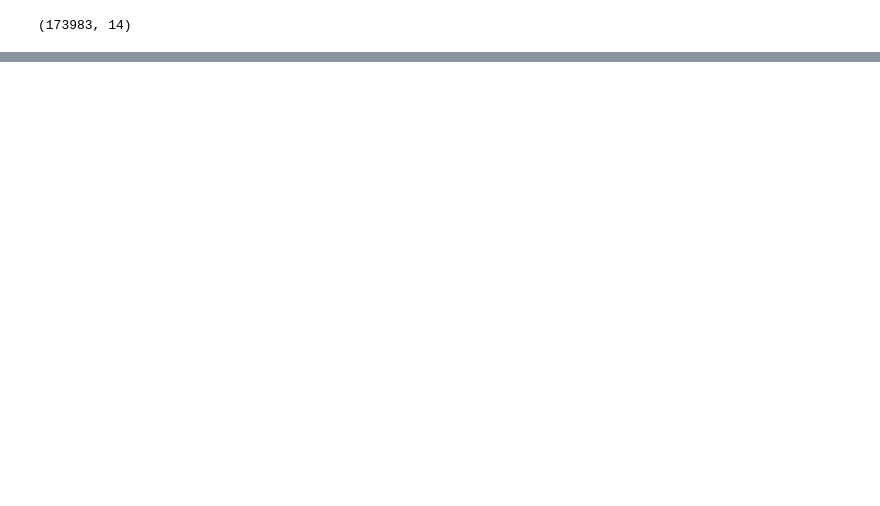
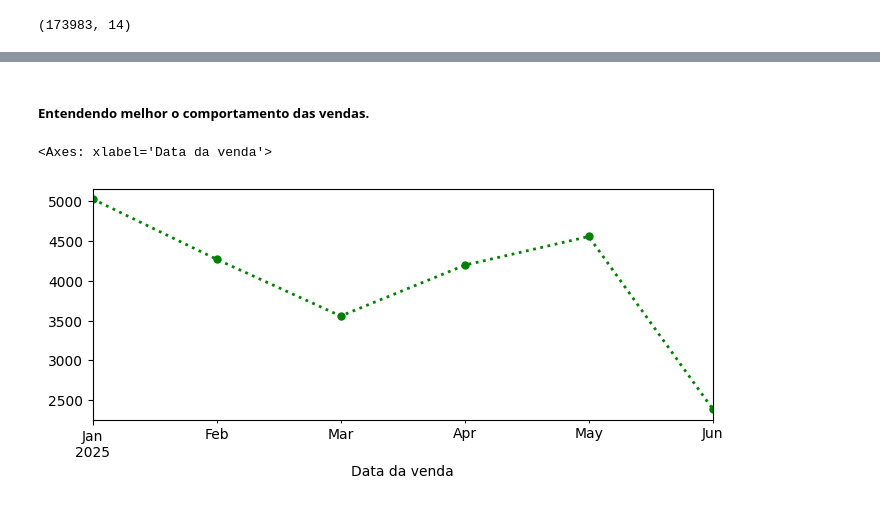
Before and after one commit to PauloQuirinoMN/Sistema-de-Recomendacao-e-Cross-selling, a Jupyter notebook: analise_exploratoria.ipynb, the cells around one changed output, grey strips where cells are left out. Drawn from its saved outputs; the diff is of its cells as text; code cells hidden in the pictures; blank space fills up the shorter version.

```diff
--- a/analise_exploratoria.ipynb
+++ b/analise_exploratoria.ipynb
@@ -16,0 +110,9 @@ df.shape
+# %% [markdown]
+##### Entendendo melhor o comportamento das vendas.
+# %%
+# Objetivo: Identificar padrões temporais (ex.: picos de venda, sazonalidade).
+vendas_por_mes = df.groupby(df["Data da venda"].dt.to_period('M'))["Numero nota fiscal"].nunique()
+vendas_por_mes.plot(kind='line', color="green", linestyle=':', marker='o', markersize=5, linewidth=2, figsize=(8,3))
+# %% [output]
+<Axes: xlabel='Data da venda'>
+[figure, added]
```
Also changed, not shown: parts of 30 cells of this notebook, 2 other files.
